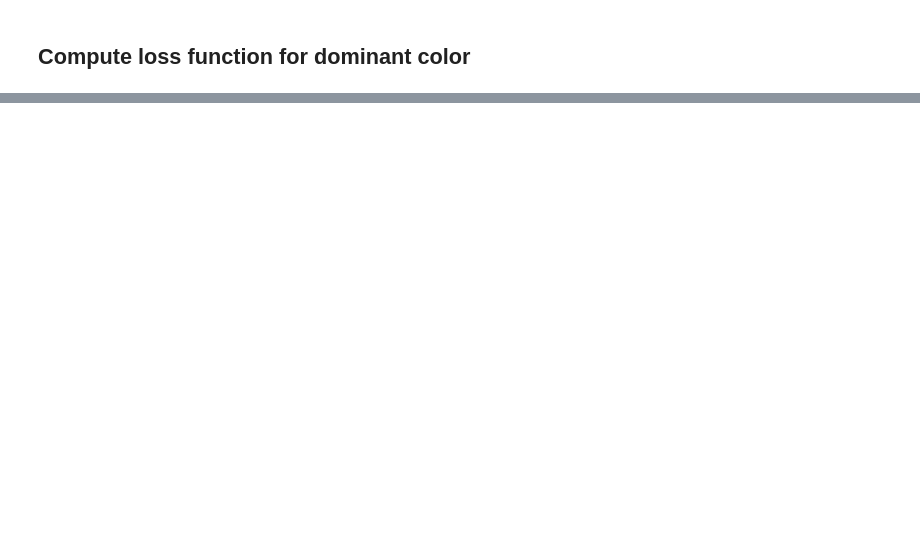
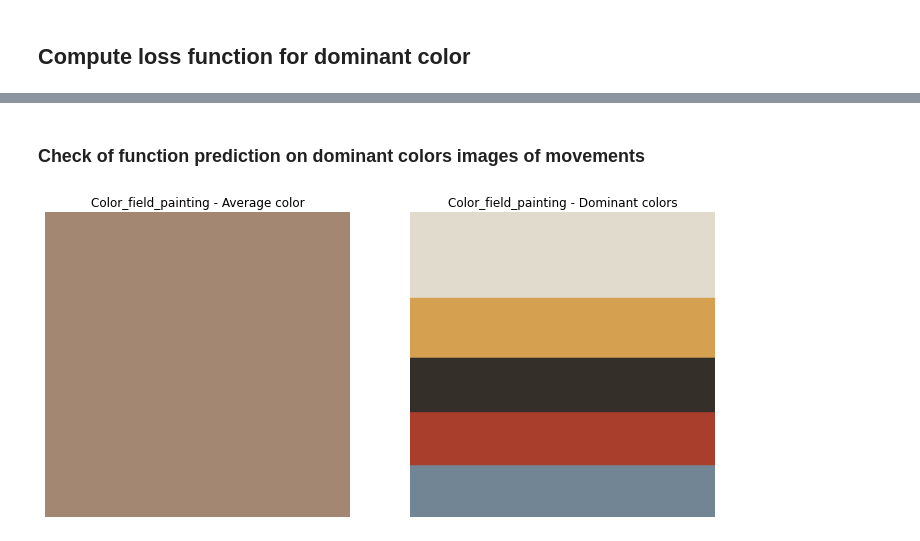
Before and after one commit to gregoirelafay/neural-art, a Jupyter notebook: notebooks/Baselines.ipynb, the cells around one changed output, grey strips where cells are left out. Drawn from its saved outputs; the diff is of its cells as text; code cells hidden in the pictures; blank space fills up the shorter version.

```diff
--- a/notebooks/Baselines.ipynb
+++ b/notebooks/Baselines.ipynb
@@ -646,0 +656,72 @@ expressionism
+# %% [markdown]
+### Check of function prediction on dominant colors images of movements
+# %%
+mov='color_field_painting'
+n_colors=5
+df=df_train
+root=MAIN_PATH+IMAGES+'/'
+
+
+
+path_list=df['file_name'][df['movement']==mov]
+pixels=np.empty(3)
+for file in list(path_list):
+#images are reshaped to 224X224 and pixels are stacked next to each other
+    path=root+file
+    img=plt.imread(path)
+    img_224=np.array(tf.image.resize(img,[224,224]))
+    img_pixel = np.float32(img_224.reshape(-1, 3))
+    pixels=np.vstack((pixels,img_pixel))
+
+avg_color=pixels.mean(axis=0)
+
+
+#Recherche palette dominante et couleur dominante par méthode des kmoyens (sur 5 couleurs par défaut)
+#premier pixel était là pour initialiser, il faut le virer
+pixels=np.float32(pixels)[1:]
+
+criteria = (cv2.TERM_CRITERIA_EPS + cv2.TERM_CRITERIA_MAX_ITER, 10000, .5)
+flags = cv2.KMEANS_RANDOM_CENTERS
+
+_, labels, palette = cv2.kmeans(pixels, n_colors, None, criteria, 10, flags)
+_, counts = np.unique(labels, return_counts=True)
+dom_color = palette[np.argmax(counts)]
+
+    ##Magnitude Spectrum
+
+    #f = np.fft.fft2(img_224,)
+    #fshift = np.fft.fftshift(f)
+    #magnitude_spectrum = 20*np.log(np.abs(fshift))
+
+
+    #Viz functions
+avg_patch = np.ones(shape=(224,224,3), dtype=np.uint8)*np.uint8(avg_color)
+
+indices = np.argsort(counts)[::-1]
+freqs = np.cumsum(np.hstack([[0], counts[indices]/float(counts.sum())]))
+rows = np.int_(224*freqs)
+
+dom_patch = np.zeros(shape=(224,224,3), dtype=np.uint8)
+for i in range(len(rows) - 1):
+    dom_patch[rows[i]:rows[i + 1], :, :] += np.uint8(palette[indices[i]])
+
+
+fig, (ax0, ax1) = plt.subplots(1, 2, figsize=(12,6))
+ax0.imshow(avg_patch)
+ax0.set_title(mov.capitalize()+' - Average color')
+ax0.axis('off')
+ax1.imshow(dom_patch)
+ax1.set_title(mov.capitalize()+' - Dominant colors')
+ax1.axis('off')
+plt.show(fig)
+
+#output selection
+
+plt.show(fig)
+
+
+weights=counts/pixels.shape[0]
+out=None
+out =(avg_color,palette,weights)
+# %% [output]
+[figure, added]
```
Also changed, not shown: parts of 23 cells of this notebook.
